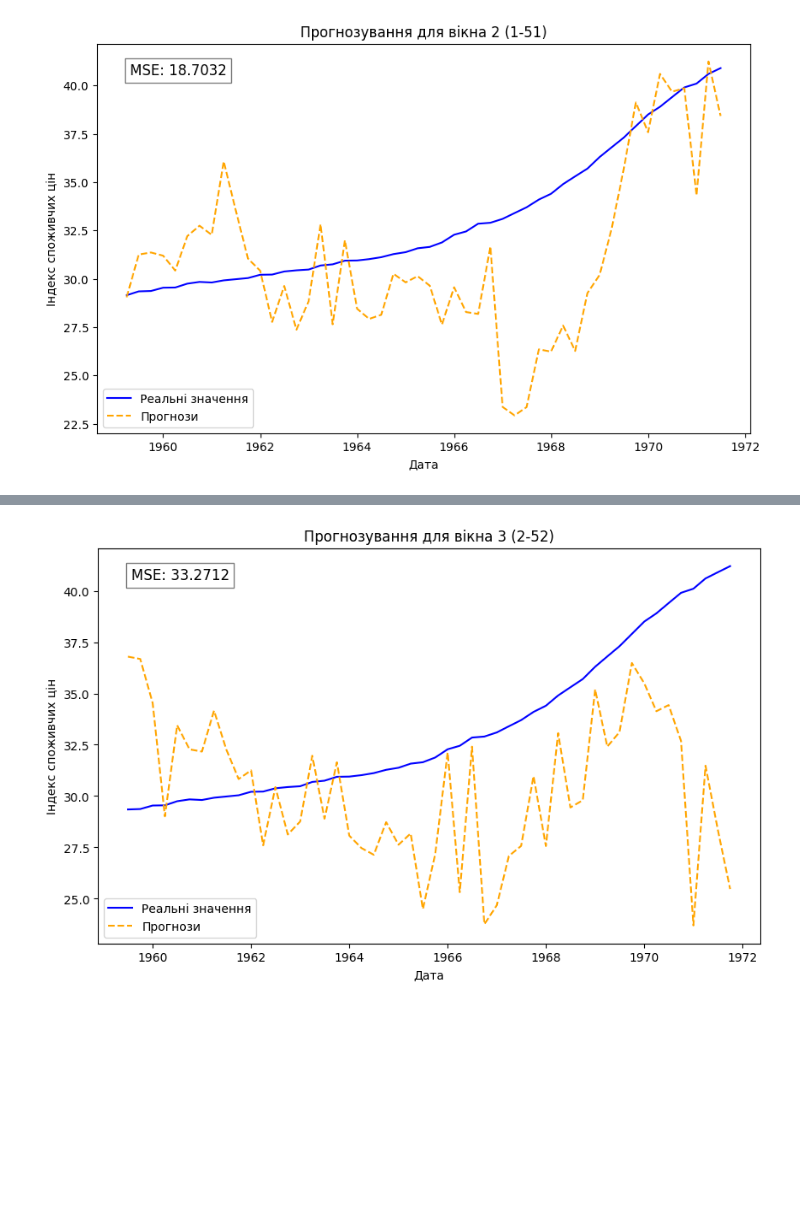
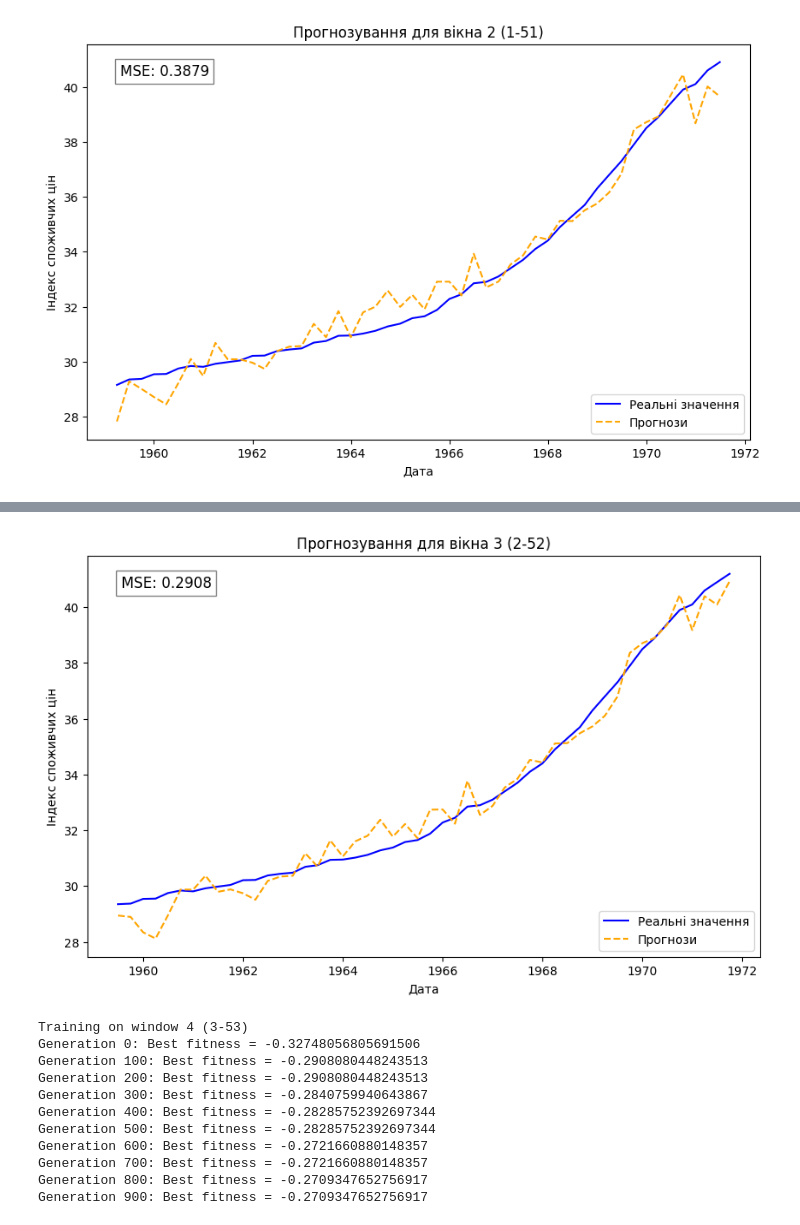
Before and after one commit to AdobyY/NN, a Jupyter notebook: genetic.ipynb, the cells around one changed output, grey strips where cells are left out. Drawn from its saved outputs; the diff is of its cells as text; code cells hidden in the pictures; blank space fills up the shorter version.

Commit message:
Finally, the genetic algorithm is implemented

```diff
--- a/genetic.ipynb
+++ b/genetic.ipynb
@@ -135,6 +144,4 @@ class NeuralNetwork:
 # %%
-import pandas as pd
-import statsmodels.api as sm
 
 df = sm.datasets.macrodata.load_pandas().data
 
@@ -146,22 +153,20 @@ df['date'] = df.apply(create_date, axis=1)
 year = df.drop_duplicates("year")
 year = df
 
-X = year[['realgdp', 'realcons', 'realinv', 'realgovt',
+X = df[['realgdp', 'realcons', 'realinv', 'realgovt',
         'realdpi', 'm1', 'tbilrate', 'unemp', 'pop', 'infl', 'realint']].values
 # X = df[['realgdp', 'realcons', 'realinv', 'realgovt']].values
-y = year['cpi'].values  # Цільова змінна
+y = df['cpi'].values  # Цільова змінна
+
+y = y.reshape(-1, 1)
 # %%
+# Створення моделі
+model = NeuralNetwork(X.shape[1])
+model.add_layer(DenseLayer(num_inputs=X.shape[1], num_neurons=8, activation_func=ReLU()))
+model.add_layer(DenseLayer(num_inputs=8, num_neurons=1, activation_func=ReLU()))
 
-y = y.reshape(-1, 1)
-# Створюємо модель
-model = NeuralNetwork(X.shape[1])
-model.add_layer(DenseLayer(8, ReLU()))
-model.add_layer(DenseLayer(1, ReLU()))
+# Налаштування оптимізатора
+optimizer = GeneticOptimizer(population_size=50, mutation_rate=0.1)
 
-# Навчаємо модель
-history = model.fit(X, y, epochs=1000, optimizer=GeneticOptimizer())
-
-# Тестуємо модель
-predictions = model.predict(X)
-mse = MSE()(y, predictions)
-print(f"Final MSE: {mse:.4f}")
+# Навчання моделі
+# history = model.fit(X, y, epochs=1000, optimizer=optimizer)
@@ -197,11 +173,12 @@ plt.show()
 # %%
-def sliding_window_training(X, y, window_size=12, num_windows=10):
+def sliding_window_training(X, y, folder, window_size=12, num_windows=10):
     for window in range(num_windows):  # Цикл для всіх вікон
         start_index = window
         end_index = start_index + window_size
 
-        # if end_index > n_samples:
-        #     break  # Вихід, якщо виходимо за межі даних
+        if end_index > len(X):
+            print("End of data reached.")
+            break  # Вихід, якщо виходимо за межі даних
 
         print(f"Training on window {window + 1} ({start_index}-{end_index})")
 
@@ -209,7 +186,7 @@ def sliding_window_training(X, y, window_size=12, num_windows=10):
         y_window = y[start_index:end_index]
 
         # Навчання мережі на поточному вікні
-        model.fit(X, y, epochs=1000, optimizer=GeneticOptimizer())
+        model.fit(X_window, y_window, epochs=1000, optimizer=optimizer)
         # Прогнозування
         predictions = model.forward(X_window)
 
@@ -250,12 +227,11 @@ def sliding_window_training(X, y, window_size=12, num_windows=10):
         plt.text(0.05, 0.95, f'MSE: {mse:.4f}', transform=plt.gca().transAxes,
                  fontsize=12, verticalalignment='top', bbox=dict(facecolor='white', alpha=0.5))
 
-        plt.savefig(f'full/window_{window + 1}_forecast.png')  # Зберігаємо графік
+        plt.savefig(f'{folder}/window_{window + 1}_forecast.png')  # Зберігаємо графік
         plt.show()
 
-from sklearn.preprocessing import StandardScaler
 scaler = StandardScaler()
-X = scaler.fit_transform(X)
-sliding_window_training(X, y, window_size=50, num_windows=3)
+X_scaled = scaler.fit_transform(X)
+sliding_window_training(X_scaled, y, "full", window_size=50, num_windows=10)
 # %% [output]
 Training on window 1 (0-50)
@@ -284,2 +260,2 @@ Epoch 1000/1000, Loss: 98.1840
-[figure, old version]
+[figure, new version]
 Training on window 3 (2-52)
@@ -296 +272,12 @@ Epoch 1000/1000, Loss: 121.3097
-[figure, old version]
+[figure, new version]
+Training on window 4 (3-53)
+Generation 0: Best fitness = -0.32748056805691506
+Generation 100: Best fitness = -0.2908080448243513
+Generation 200: Best fitness = -0.2908080448243513
+Generation 300: Best fitness = -0.2840759940643867
+Generation 400: Best fitness = -0.28285752392697344
+Generation 500: Best fitness = -0.28285752392697344
+Generation 600: Best fitness = -0.2721660880148357
+Generation 700: Best fitness = -0.2721660880148357
+Generation 800: Best fitness = -0.2709347652756917
+Generation 900: Best fitness = -0.2709347652756917
```
Also changed, not shown: parts of 7 cells of this notebook, 30 other files.
